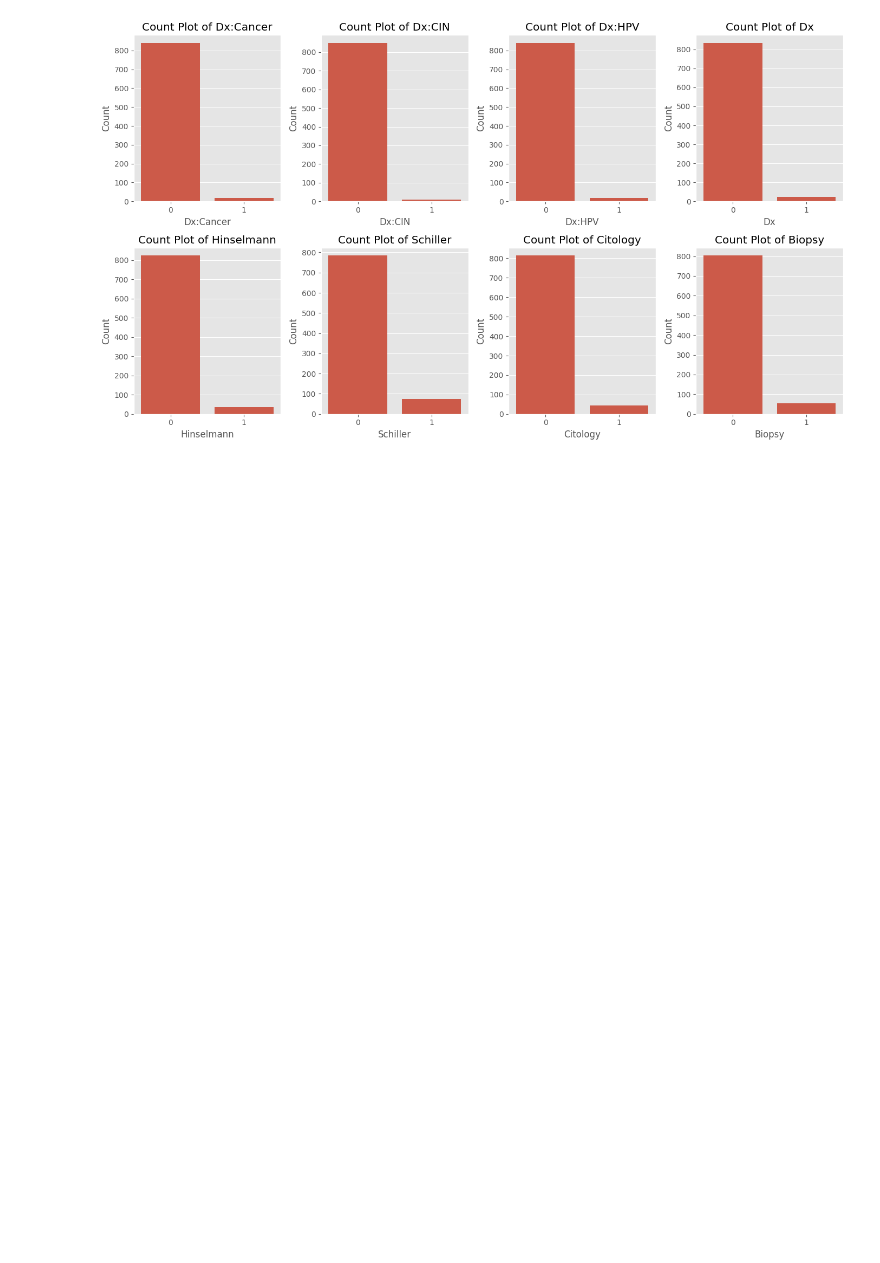
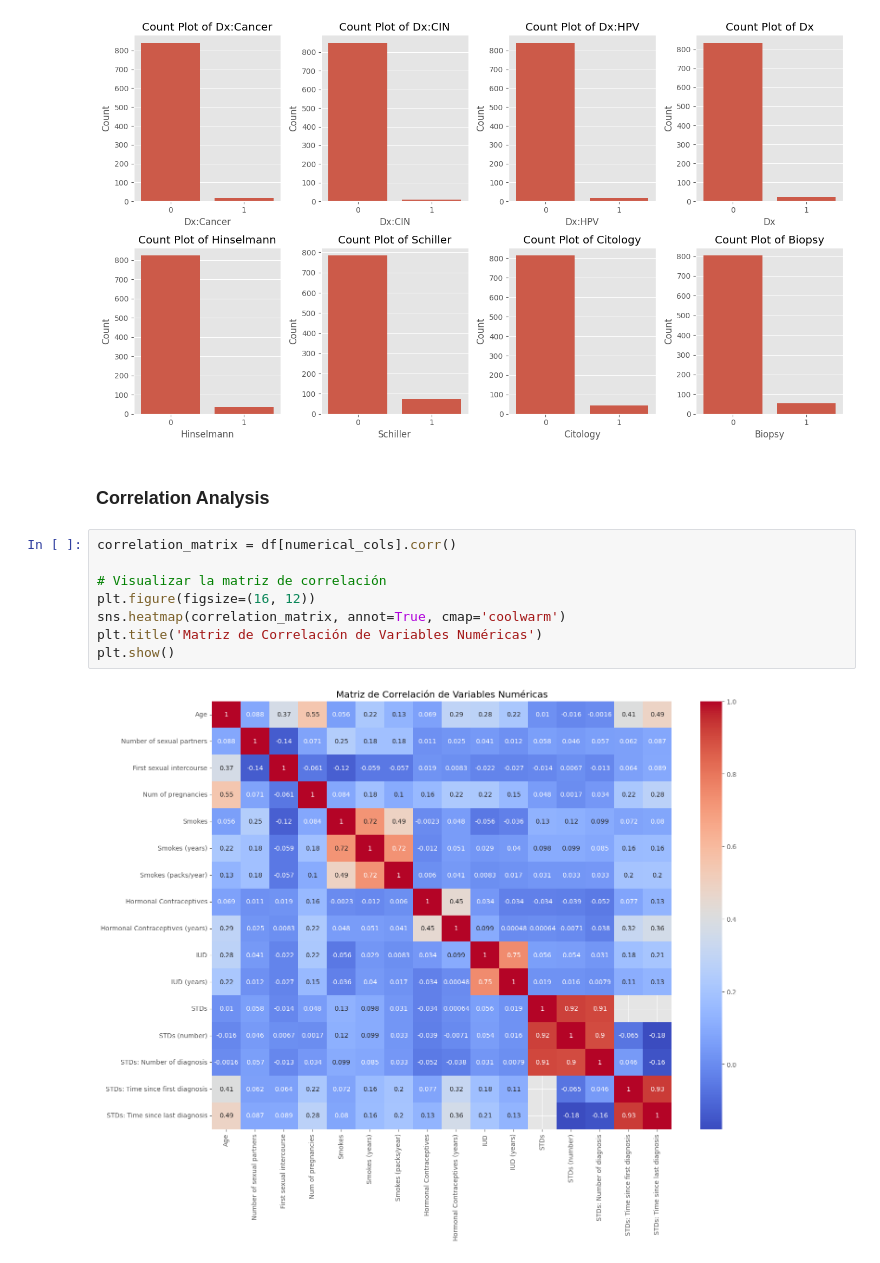
Before and after one commit to bl33h/cervicalCancerRiskFactors, a Jupyter notebook: src/cervicalCancerRiskFactors.ipynb, the cells around one changed output. Cells and saved outputs as stored; diff of their text form; blank space fills up the shorter version.

Commit message:
variables correlation

```diff
--- a/src/cervicalCancerRiskFactors.ipynb
+++ b/src/cervicalCancerRiskFactors.ipynb
@@ -190,3 +196,15 @@ plt.tight_layout()
 plt.show()
 # %% [output]
 [figure]
+# %% [markdown]
+### Correlation Analysis
+# %%
+correlation_matrix = df[numerical_cols].corr()
+
+# Visualizar la matriz de correlación
+plt.figure(figsize=(16, 12))
+sns.heatmap(correlation_matrix, annot=True, cmap='coolwarm')
+plt.title('Matriz de Correlación de Variables Numéricas')
+plt.show()
+# %% [output]
+[figure, added]
```
Also changed, not shown: parts of 6 cells of this notebook.
